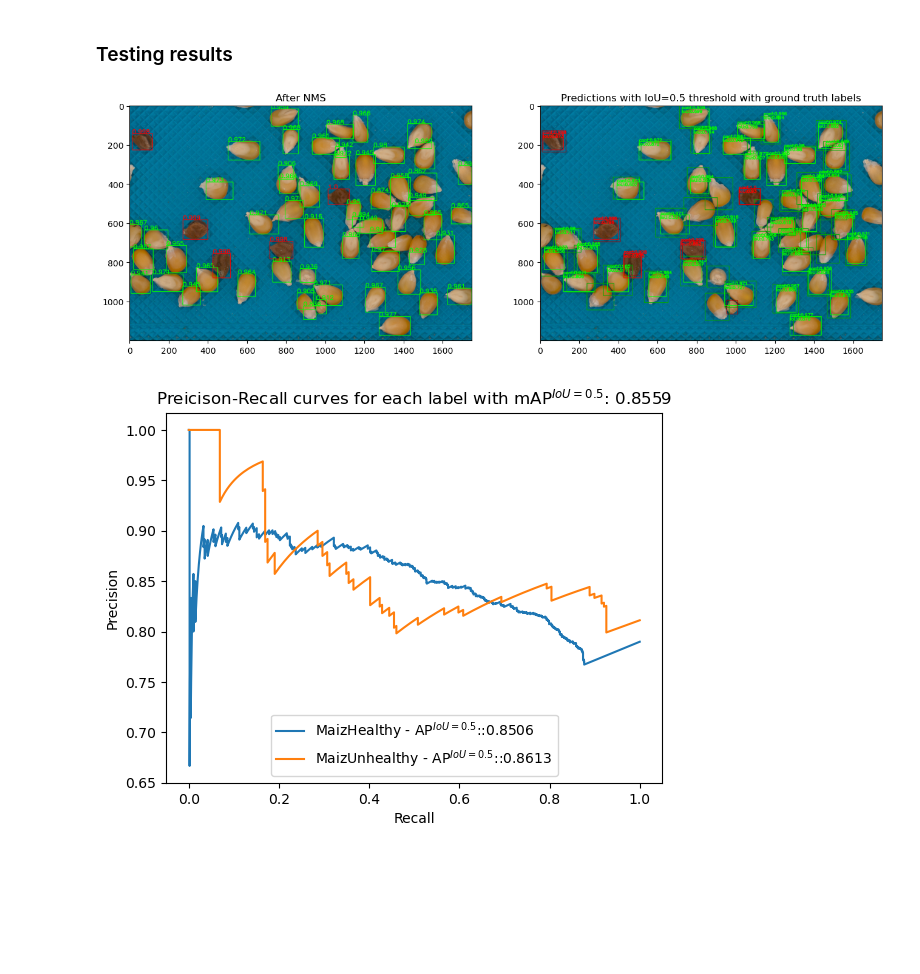
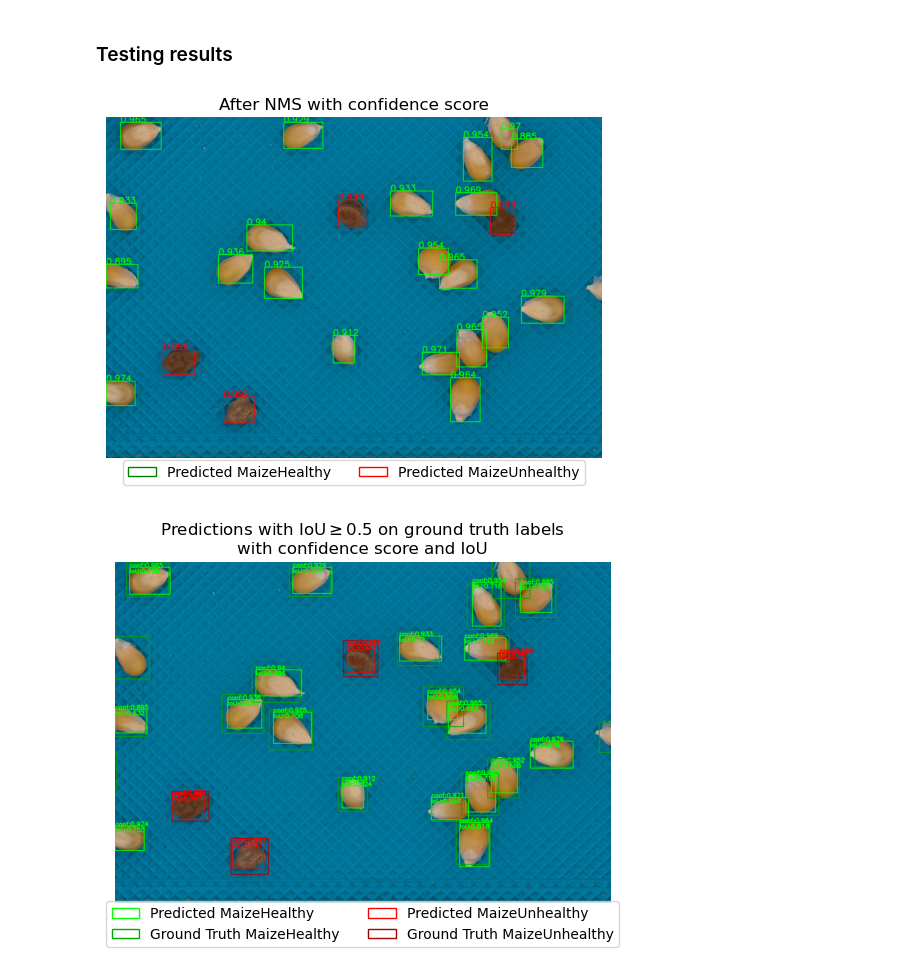
Before and after one commit to jonasmark97/DeepLearning_Final_Project, a Jupyter notebook: main.ipynb, the cells around one changed output. Saved outputs shown, nothing was run; the diff lists cells and outputs as text; code cells hidden in the pictures; blank space fills up the shorter version.

```diff
--- a/main.ipynb
+++ b/main.ipynb
@@ -13,6 +13,7 @@ Step-by-step
 4. Predict the label with the pretrained VGG16 based classifier
 # %%
 import matplotlib.pyplot as plt
+from matplotlib.patches import Patch
 import cv2
 import torch
 import glob
@@ -21,8 +22,11 @@ import torchvision.transforms as transforms
 import json
 import os
 
-label_name_arr = ["Background","MaizHealthy","MaizUnhealthy"]
+label_name_arr = ["Background","MaizeHealthy","MaizeUnhealthy"]
 label_colors = [(0,0,255),(0,255,0),(255,0,0)]
+label_colors_groundtruth = [tuple([int(c * 2/3) for c in l_colors]) for l_colors in label_colors] # little darker
+label_colors_plt = [[float(c)/255.0 for c in l_colors] for l_colors in label_colors]
+label_colors_groundtruth_plt = [[float(c)/255.0 for c in l_colors] for l_colors in label_colors_groundtruth]
 # %%
 from classification_model import ClassificationModel
 from object_location_suggestions import get_box_suggestions_with_selective_search
@@ -203,6 +224,7 @@ with open("./Data/bbox_suggestions_with_labels.json") as fp:
 # Get ground truth
 with open("./Data/test_bbox_groundtruth.json") as fp:
     bbox_dict_groundtruth = json.load(fp)
+
 
 
 # Set optimal thresholding values
@@ -224,8 +246,6 @@ for filename, bbox_suggestions in bbox_dict_suggestions_with_labels.items():
     if filename == target_image_path:
         img_plot = cv2.cvtColor(cv2.imread(filename), cv2.COLOR_BGR2RGB)
         img_plot_with_gt = img_plot.copy()
-
-        _, axs = plt.subplots(1,2,figsize=(16,9))
 
     avg_precision_arr = []
 
@@ -266,44 +286,56 @@ for filename, bbox_suggestions in bbox_dict_suggestions_with_labels.items():
 
             # Plot ground truth
             for x,y,w,h in bbox_gt_masked:
-                label_color = tuple([int(c * 2/3) for c in label_colors[label]])  # Little darker
-                img_plot_with_gt = cv2.rectangle(img_plot_with_gt, (x,y), (x+w,y+h), color=label_color, thickness=2)
+                img_plot_with_gt = cv2.rectangle(img_plot_with_gt, (x,y), (x+w,y+h), color=label_colors_groundtruth[label], thickness=2)
 
             for (x,y,w,h), conf_score, iou in zip(bbox_arr_nms[pred_boxes_found], pred_label_confidence_score_nms[pred_boxes_found], iou_of_pred_boxes_found):
                 img_plot_with_gt = cv2.rectangle(img_plot_with_gt, (x,y), (x+w,y+h), color=label_colors[label], thickness=2)
                 img_plot_with_gt = cv2.putText(img_plot_with_gt, "conf:" + str(round(conf_score,3)) , (x,y),  cv2.FONT_HERSHEY_SIMPLEX , fontScale=0.7, color=label_colors[label], thickness=2, lineType=cv2.LINE_AA)
                 img_plot_with_gt = cv2.putText(img_plot_with_gt, "IoU:" + str(round(iou,3)) , (x,y+20),  cv2.FONT_HERSHEY_SIMPLEX , fontScale=0.7, color=label_colors[label], thickness=2, lineType=cv2.LINE_AA)
 
 
 
     if filename == target_image_path:
-        axs[0].imshow(img_plot)
-        axs[0].set_title("After NMS")
+        plt.figure()
+        plt.imshow(img_plot)
+        plt.title("After NMS with confidence score")
+        plt.axis("off")
+        legend_elements = [Patch(facecolor='w', edgecolor='g',label='Predicted '+label_name_arr[1]),
+                            Patch(facecolor='w', edgecolor='r',label='Predicted '+label_name_arr[2])]
+        plt.legend(handles=legend_elements, ncols=2,loc="lower center", bbox_to_anchor=(0.5, -0.1))
+        plt.show()
 
-        axs[1].imshow(img_plot_with_gt)
-        axs[1].set_title("Predictions with IoU=0.5 threshold with ground truth labels")
+        plt.figure()
+        plt.imshow(img_plot_with_gt)
+        plt.title("Predictions with IoU$\geq$0.5 on ground truth labels \nwith confidence score and IoU")
+        plt.axis("off")
+        legend_elements = [Patch(facecolor='w', edgecolor=label_colors_plt[1],label='Predicted '+label_name_arr[1]),
+                           Patch(facecolor='w', edgecolor=label_colors_groundtruth_plt[1],label='Ground Truth '+label_name_arr[1]),
+                            Patch(facecolor='w', edgecolor=label_colors_plt[2],label='Predicted '+label_name_arr[2]),
+                            Patch(facecolor='w', edgecolor=label_colors_groundtruth_plt[2] ,label='Ground Truth '+label_name_arr[2])]
+        plt.legend(handles=legend_elements, ncols=2,loc="lower center", bbox_to_anchor=(0.5, -0.15))
         plt.show()
 
 
 
 # Calculate precision-recall curve and AP
 plt.figure()
 avg_precision_arr = [0.0,0.0]
 for i in range(2):
     sorted_index = np.argsort(y_pred[i])
     y_true_label = np.array(y_true[i])[sorted_index]
     y_pred_label = np.array(y_pred[i])[sorted_index]
 
     precision, recall, _ = precision_recall_curve(y_true_label, y_pred_label)
     avg_precision_arr[i] = average_precision_score(y_true_label, y_pred_label)
-    plt.plot(recall, precision, label=label_name_arr[i+1]+" - AP$^{IoU=0.5}$::"+str(round(avg_precision_arr[i], 4)))
+    plt.plot(recall, precision, label=label_name_arr[i+1]+" - AP$^{IoU=0.5}$="+str(round(avg_precision_arr[i], 4)))
     plt.xlabel("Recall")
     plt.ylabel("Precision")
 
-plt.legend(loc="lower center")
-plt.title("Preicison-Recall curves for each label with mAP$^{IoU=0.5}$: " + str(np.round(np.mean(avg_precision_arr), 4)) )
+plt.legend(loc="lower left")
+plt.title("Preicison-Recall curves for each label with mAP$^{IoU=0.5}$=" + str(np.round(np.mean(avg_precision_arr), 4)) )
 
 plt.show()
 # %% [output]
-[figure, old version]
+[figure, new version]
-[figure, old version]
+[figure, new version]
```
Also changed, not shown: parts of 4 cells of this notebook, 1 other file.
